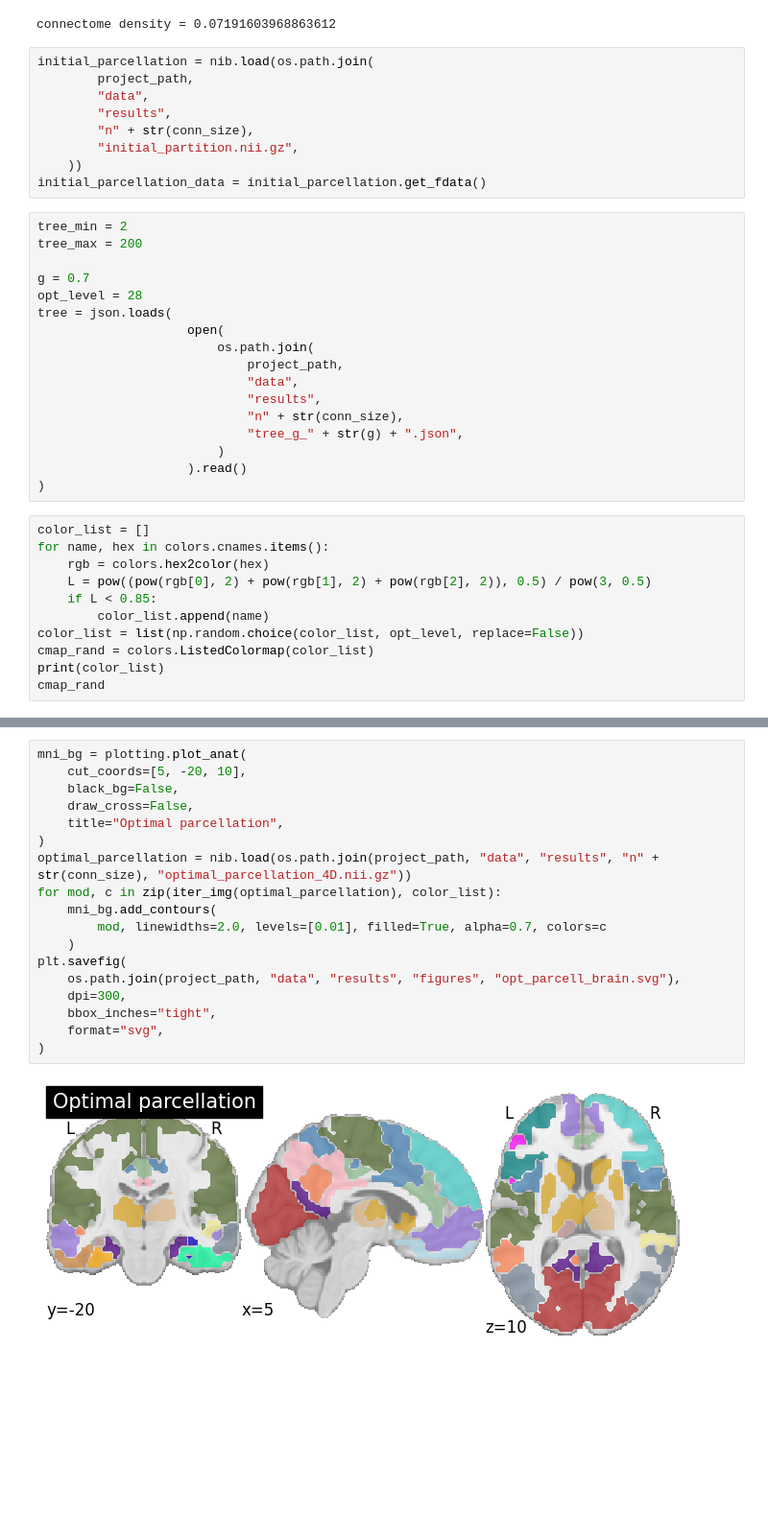
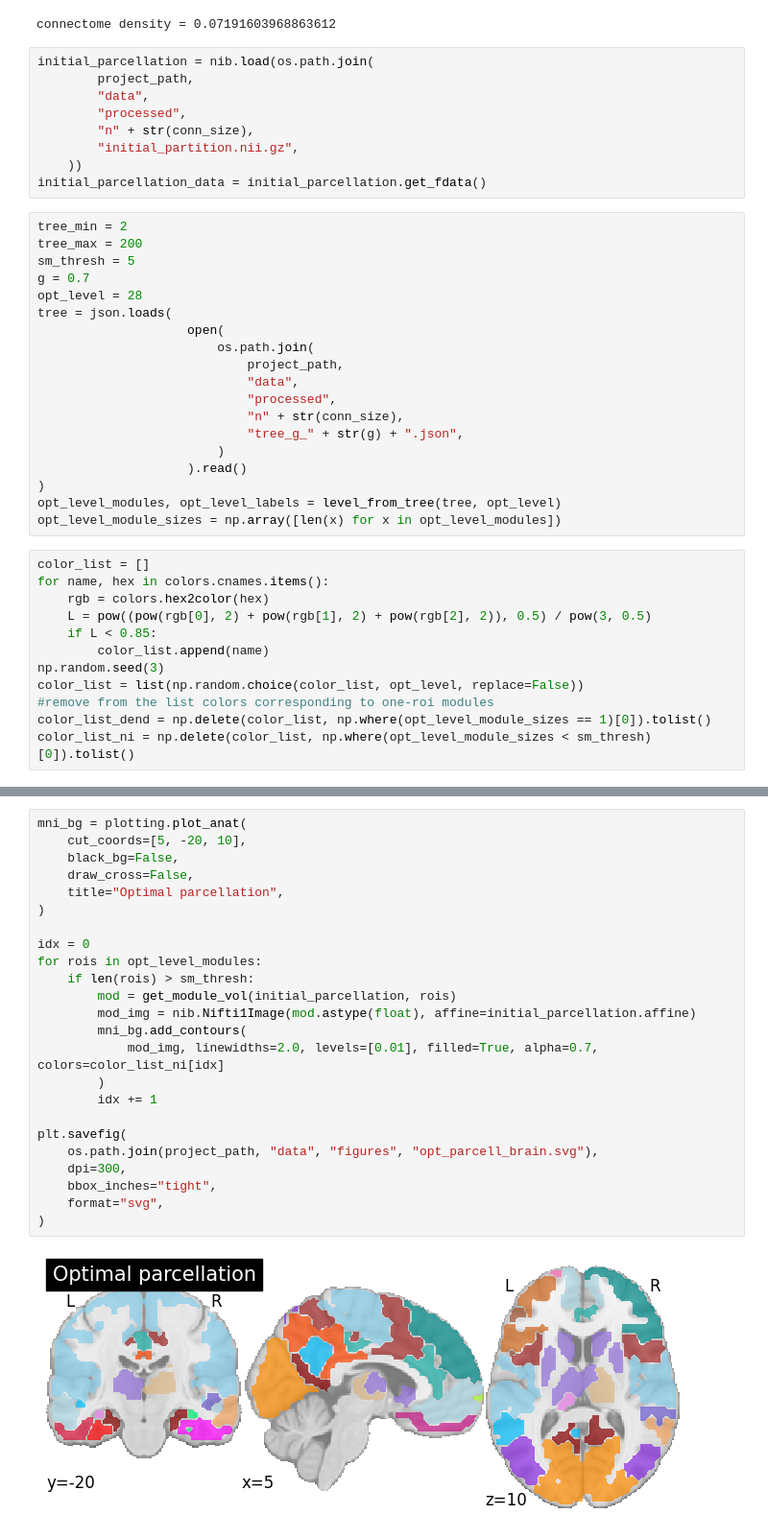
Before and after one commit to compneurobilbao/bha2, a Jupyter notebook: notebooks/05-tree-measures-for-optimal-parcellation.ipynb, the cells around one changed output, grey strips where cells are left out. Shown at 96% size. Drawn from its saved outputs; the diff is of its cells as text; blank space fills up the shorter version.

```diff
--- a/notebooks/05-tree-measures-for-optimal-parcellation.ipynb
+++ b/notebooks/05-tree-measures-for-optimal-parcellation.ipynb
@@ -62,7 +60,7 @@ connectome density = 0.07191603968863612
 initial_parcellation = nib.load(os.path.join(
         project_path,
         "data",
-        "results",
+        "processed",
         "n" + str(conn_size),
         "initial_partition.nii.gz",
     ))
@@ -70,7 +68,7 @@ initial_parcellation_data = initial_parcellation.get_fdata()
 # %%
 tree_min = 2
 tree_max = 200
-
+sm_thresh = 5
 g = 0.7
 opt_level = 28
 tree = json.loads(
@@ -78,12 +76,14 @@ tree = json.loads(
                         os.path.join(
                             project_path,
                             "data",
-                            "results",
+                            "processed",
                             "n" + str(conn_size),
                             "tree_g_" + str(g) + ".json",
                         )
                     ).read()
 )
+opt_level_modules, opt_level_labels = level_from_tree(tree, opt_level)
+opt_level_module_sizes = np.array([len(x) for x in opt_level_modules])
 # %%
 color_list = []
 for name, hex in colors.cnames.items():
@@ -91,7 +91,8 @@ for name, hex in colors.cnames.items():
     L = pow((pow(rgb[0], 2) + pow(rgb[1], 2) + pow(rgb[2], 2)), 0.5) / pow(3, 0.5)
     if L < 0.85:
         color_list.append(name)
+np.random.seed(3)
 color_list = list(np.random.choice(color_list, opt_level, replace=False))
-cmap_rand = colors.ListedColormap(color_list)
-print(color_list)
-cmap_rand
+#remove from the list colors corresponding to one-roi modules
+color_list_dend = np.delete(color_list, np.where(opt_level_module_sizes == 1)[0]).tolist()
+color_list_ni = np.delete(color_list, np.where(opt_level_module_sizes < sm_thresh)[0]).tolist()
@@ -101,20 +286,26 @@ cmap_rand
 # %%
 mni_bg = plotting.plot_anat(
     cut_coords=[5, -20, 10],
     black_bg=False,
     draw_cross=False,
     title="Optimal parcellation",
 )
-optimal_parcellation = nib.load(os.path.join(project_path, "data", "results", "n" + str(conn_size), "optimal_parcellation_4D.nii.gz"))
-for mod, c in zip(iter_img(optimal_parcellation), color_list):
-    mni_bg.add_contours(
-        mod, linewidths=2.0, levels=[0.01], filled=True, alpha=0.7, colors=c
-    )
+
+idx = 0
+for rois in opt_level_modules:
+    if len(rois) > sm_thresh:
+        mod = get_module_vol(initial_parcellation, rois)
+        mod_img = nib.Nifti1Image(mod.astype(float), affine=initial_parcellation.affine)
+        mni_bg.add_contours(
+            mod_img, linewidths=2.0, levels=[0.01], filled=True, alpha=0.7, colors=color_list_ni[idx]
+        )
+        idx += 1
+
 plt.savefig(
-    os.path.join(project_path, "data", "results", "figures", "opt_parcell_brain.svg"),
+    os.path.join(project_path, "data", "figures", "opt_parcell_brain.svg"),
     dpi=300,
     bbox_inches="tight",
     format="svg",
 )
 # %% [output]
-[figure, old version]
+[figure, new version]
```
Also changed, not shown: parts of 17 cells of this notebook, 5 other files.
